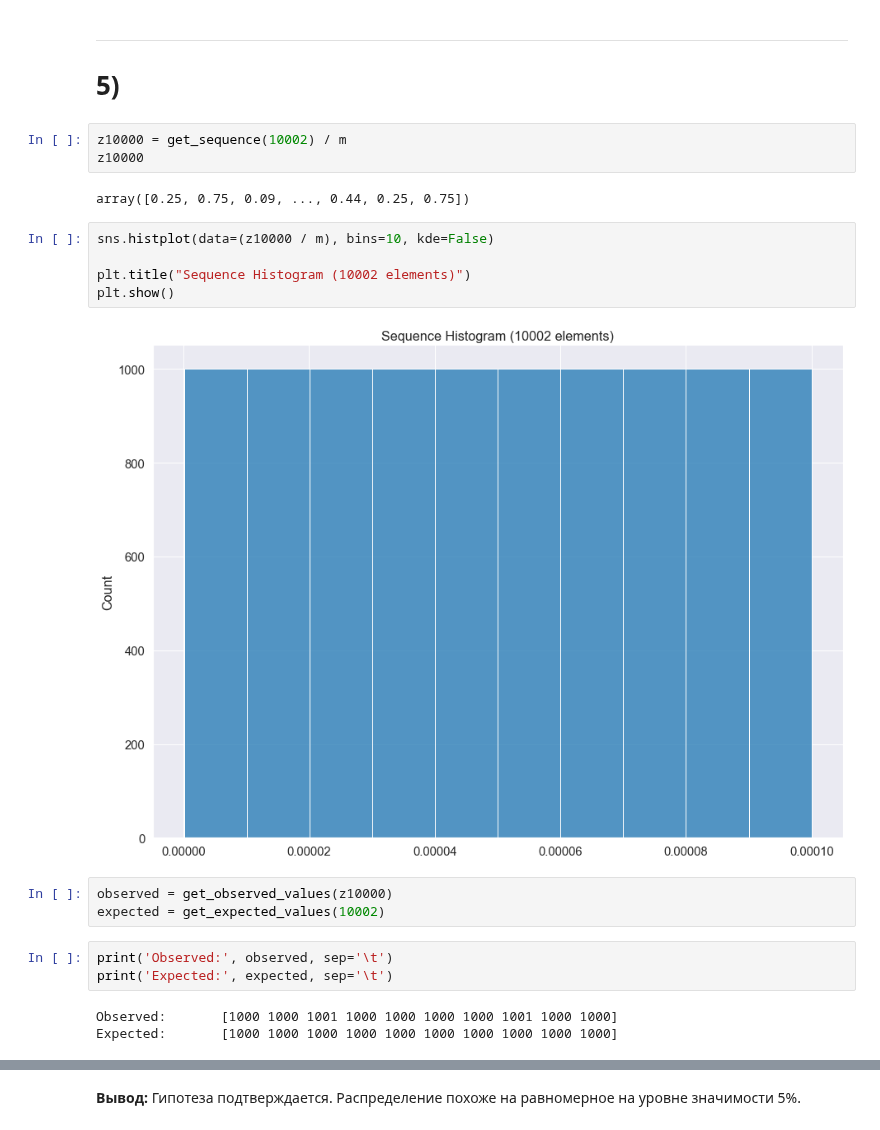
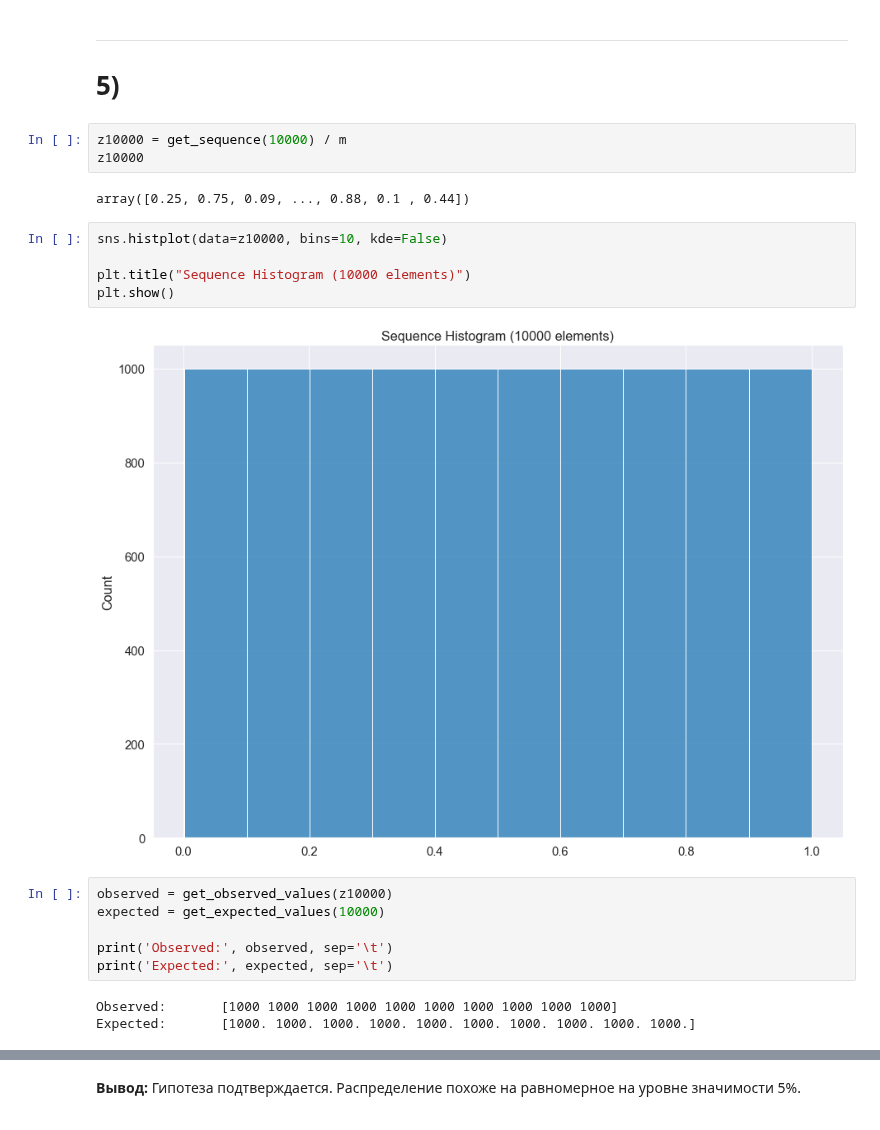
Before and after one commit to Vakosta/HSE, a Jupyter notebook: statistics/HW2.ipynb, the cells around one changed output, grey strips where cells are left out. Drawn from its saved outputs; the diff is of its cells as text.

```diff
--- a/statistics/HW2.ipynb
+++ b/statistics/HW2.ipynb
@@ -117,23 +123,23 @@ central_statistics - critical_value
 ---
 # 5)
 # %%
-z10000 = get_sequence(10002) / m
+z10000 = get_sequence(10000) / m
 z10000
 # %% [output]
-array([0.25, 0.75, 0.09, ..., 0.44, 0.25, 0.75])
+array([0.25, 0.75, 0.09, ..., 0.88, 0.1 , 0.44])
 # %%
-sns.histplot(data=(z10000 / m), bins=10, kde=False)
+sns.histplot(data=z10000, bins=10, kde=False)
 
-plt.title("Sequence Histogram (10002 elements)")
+plt.title("Sequence Histogram (10000 elements)")
 plt.show()
 # %% [output]
-[figure, old version]
+[figure, new version]
 # %%
 observed = get_observed_values(z10000)
-expected = get_expected_values(10002)
+expected = get_expected_values(10000)
+
+print('Observed:', observed, sep='\t')
+print('Expected:', expected, sep='\t')
+# %% [output]
+Observed:       [1000 1000 1000 1000 1000 1000 1000 1000 1000 1000]
+Expected:       [1000. 1000. 1000. 1000. 1000. 1000. 1000. 1000. 1000. 1000.]
-# %%
-print('Observed:', observed, sep='\t')
-print('Expected:', expected, sep='\t')
-# %% [output]
-Observed:       [1000 1000 1001 1000 1000 1000 1000 1001 1000 1000]
-Expected:       [1000 1000 1000 1000 1000 1000 1000 1000 1000 1000]
```
Also changed, not shown: parts of 14 cells of this notebook, 1 other file.
